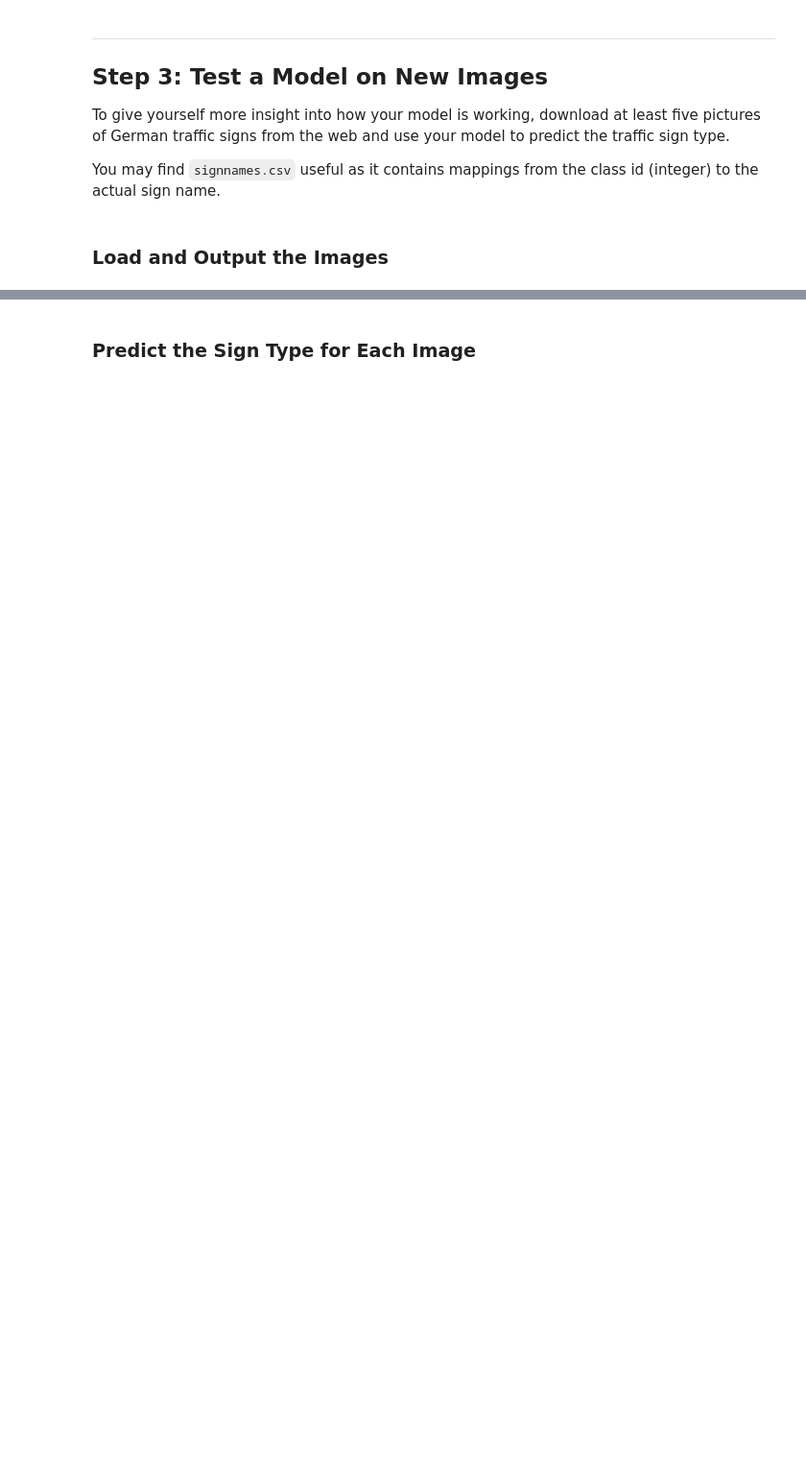
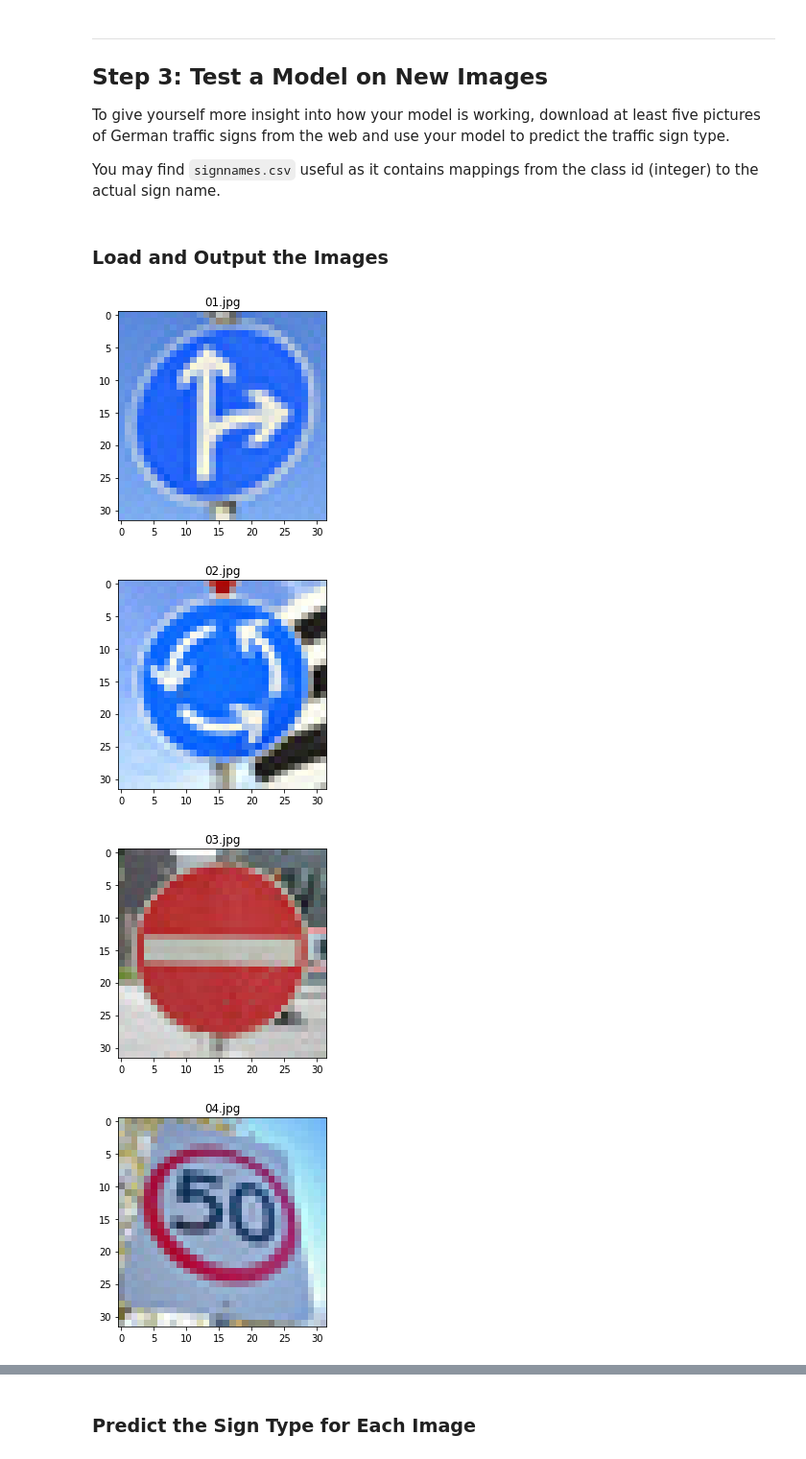
Before and after one commit to mattsplats/CarND-Traffic-Sign-Classifier-Project, a Jupyter notebook: Traffic_Sign_Classifier.ipynb, the cells around one changed output, grey strips where cells are left out. Shown at 96% size. Cells and saved outputs as stored; diff of their text form; code cells hidden in the pictures; blank space fills up the shorter version.

```diff
--- a/Traffic_Sign_Classifier.ipynb
+++ b/Traffic_Sign_Classifier.ipynb
@@ -161,7 +179,7 @@ X_train, X_valid, X_test = preprocess(X_train), preprocess(X_valid), preprocess(
 
 import tensorflow as tf
 
-EPOCHS = 25
+EPOCHS = 50
 BATCH_SIZE = 128
 
 # Placeholders
@@ -260,7 +278,9 @@ sets imply underfitting. A high accuracy on the training set but low accuracy on
 ### the accuracy on the test set should be calculated and reported as well.
 ### Feel free to use as many code cells as needed.
 
-rate = 0.0005
+# Model setup
+
+rate = 0.0003
 
 logits = LeNet(x)
 
@@ -285,12 +307,18 @@ def evaluate(X_data, y_data):
         total_accuracy += (accuracy * len(batch_x))
     return total_accuracy / num_examples
 # %%
+# Training sequence
+
+minimum_accuracy = 0.94
+
 with tf.Session() as sess:
     sess.run(tf.global_variables_initializer())
     num_examples = len(X_train)
 
     print("Training...")
     print()
+
+    best_accuracy = 0
     for i in range(EPOCHS):
         X_train, y_train = shuffle(X_train, y_train)
         for offset in range(0, num_examples, BATCH_SIZE):
@@ -303,10 +331,14 @@ with tf.Session() as sess:
         print("EPOCH {} ...".format(i+1))
         print("Test Accuracy = {:.3f}".format(test_accuracy))
         print("Validation Accuracy = {:.3f}".format(validation_accuracy))
+
+        if validation_accuracy >= minimum_accuracy and validation_accuracy > best_accuracy:
+            saver.save(sess, './lenet')
+            print("Model saved")
         print()
 
-    saver.save(sess, './lenet')
-    print("Model saved")
+        if validation_accuracy > best_accuracy:
+            best_accuracy = validation_accuracy
 # %% [output]
 Training...
 
@@ -327,0 +360,8 @@ Model saved
+# %%
+# Test sequence
+
+with tf.Session() as sess:
+    saver.restore(sess, tf.train.latest_checkpoint('.'))
+
+    test_accuracy = evaluate(X_test, y_test)
+    print("Test Accuracy = {:.3f}".format(test_accuracy))
@@ -340,0 +380,17 @@ You may find `signnames.csv` useful as it contains mappings from the class id (i
+# %%
+### Load the images and plot them here.
+### Feel free to use as many code cells as needed.
+
+new_images = []
+
+with tf.Session() as sess:
+    new_images = np.array([sess.run(tf.image.decode_jpeg(tf.read_file('/Users/mdavis/Dropbox (Personal)/Coding/Udacity/CarND-Traffic-Sign-Classifier-Project/web_signs/scaled/0{}.jpg'.format(i+1)))) for i in range(5)])
+    for image, i in zip(new_images, range(5)):
+        plt.figure()
+        plt.title('0{}.jpg'.format(i+1))
+        plt.imshow(image)
+# %% [output]
+[figure, added]
+[figure, added]
+[figure, added]
+[figure, added]
```
Also changed, not shown: parts of 7 cells of this notebook, 21 other files.
